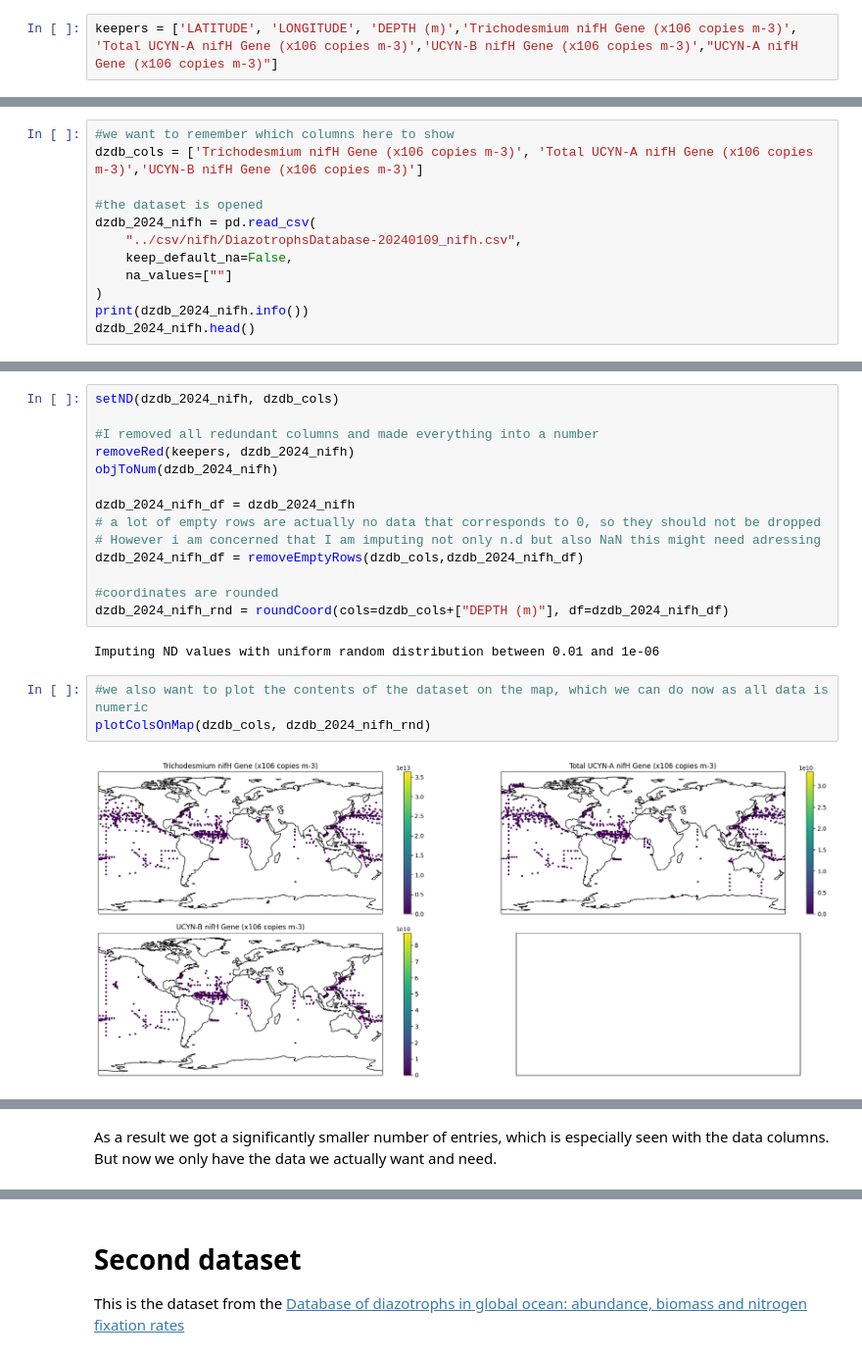
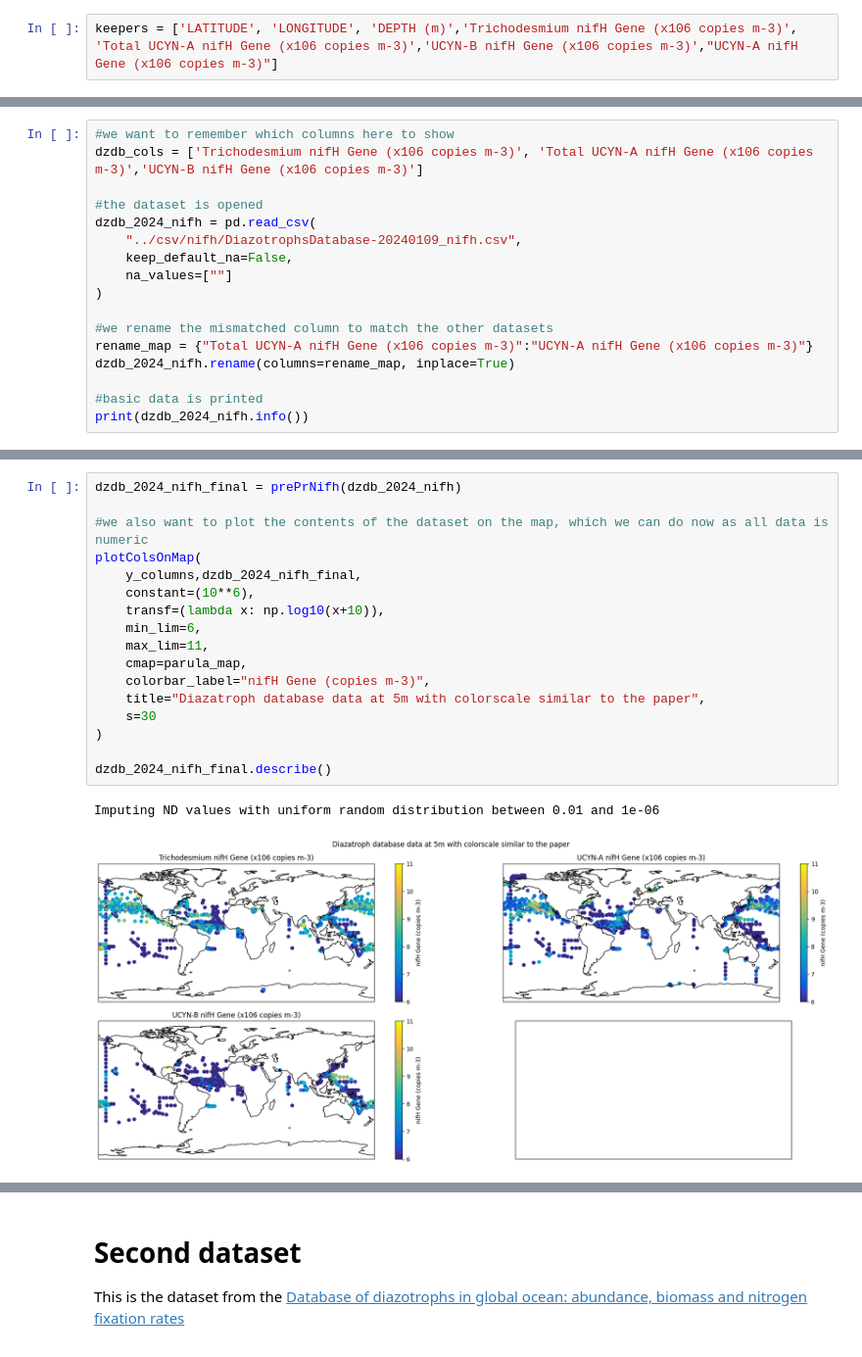
Before and after one commit to systemsecologygroup/N2-fixers-in-the-ocean, a Jupyter notebook: new_approach/obs_nifh.ipynb, the cells around one changed output, grey strips where cells are left out. Shown at 98% size. Cells and saved outputs as stored; diff of their text form.

Commit message:
simplified the obs nifh file by moving common code into a function and imprving visualizations

```diff
--- a/new_approach/obs_nifh.ipynb
+++ b/new_approach/obs_nifh.ipynb
@@ -49,8 +52,13 @@ dzdb_2024_nifh = pd.read_csv(
     keep_default_na=False,
     na_values=[""]
 )
+
+#we rename the mismatched column to match the other datasets
+rename_map = {"Total UCYN-A nifH Gene (x106 copies m-3)":"UCYN-A nifH Gene (x106 copies m-3)"}
+dzdb_2024_nifh.rename(columns=rename_map, inplace=True)
+
+#basic data is printed
 print(dzdb_2024_nifh.info())
-dzdb_2024_nifh.head()
 # %% [output]
 <class 'pandas.core.frame.DataFrame'>
 RangeIndex: 5580 entries, 0 to 5579
@@ -79,21 +80,20 @@ None
-# %%
-setND(dzdb_2024_nifh, dzdb_cols)
-
-#I removed all redundant columns and made everything into a number
-removeRed(keepers, dzdb_2024_nifh)
-objToNum(dzdb_2024_nifh)
-
-dzdb_2024_nifh_df = dzdb_2024_nifh
-# a lot of empty rows are actually no data that corresponds to 0, so they should not be dropped
-# However i am concerned that I am imputing not only n.d but also NaN this might need adressing
-dzdb_2024_nifh_df = removeEmptyRows(dzdb_cols,dzdb_2024_nifh_df)
-
-#coordinates are rounded
-dzdb_2024_nifh_rnd = roundCoord(cols=dzdb_cols+["DEPTH (m)"], df=dzdb_2024_nifh_df)
-# %% [output]
-Imputing ND values with uniform random distribution between 0.01 and 1e-06
 # %%
+dzdb_2024_nifh_final = prePrNifh(dzdb_2024_nifh)
+
 #we also want to plot the contents of the dataset on the map, which we can do now as all data is numeric
-plotColsOnMap(dzdb_cols, dzdb_2024_nifh_rnd)
+plotColsOnMap(
+    y_columns,dzdb_2024_nifh_final,
+    constant=(10**6),
+    transf=(lambda x: np.log10(x+10)),
+    min_lim=6,
+    max_lim=11,
+    cmap=parula_map,
+    colorbar_label="nifH Gene (copies m-3)",
+    title="Diazatroph database data at 5m with colorscale similar to the paper",
+    s=30
+)
+
+dzdb_2024_nifh_final.describe()
 # %% [output]
+Imputing ND values with uniform random distribution between 0.01 and 1e-06
-[figure, old version]
+[figure, new version]
@@ -100,2 +108,0 @@ plotColsOnMap(dzdb_cols, dzdb_2024_nifh_rnd)
-# %% [markdown]
-As a result we got a significantly smaller number of entries, which is especially seen with the data columns. But now we only have the data we actually want and need.
```
Also changed, not shown: parts of 41 cells of this notebook, 2 other files.
